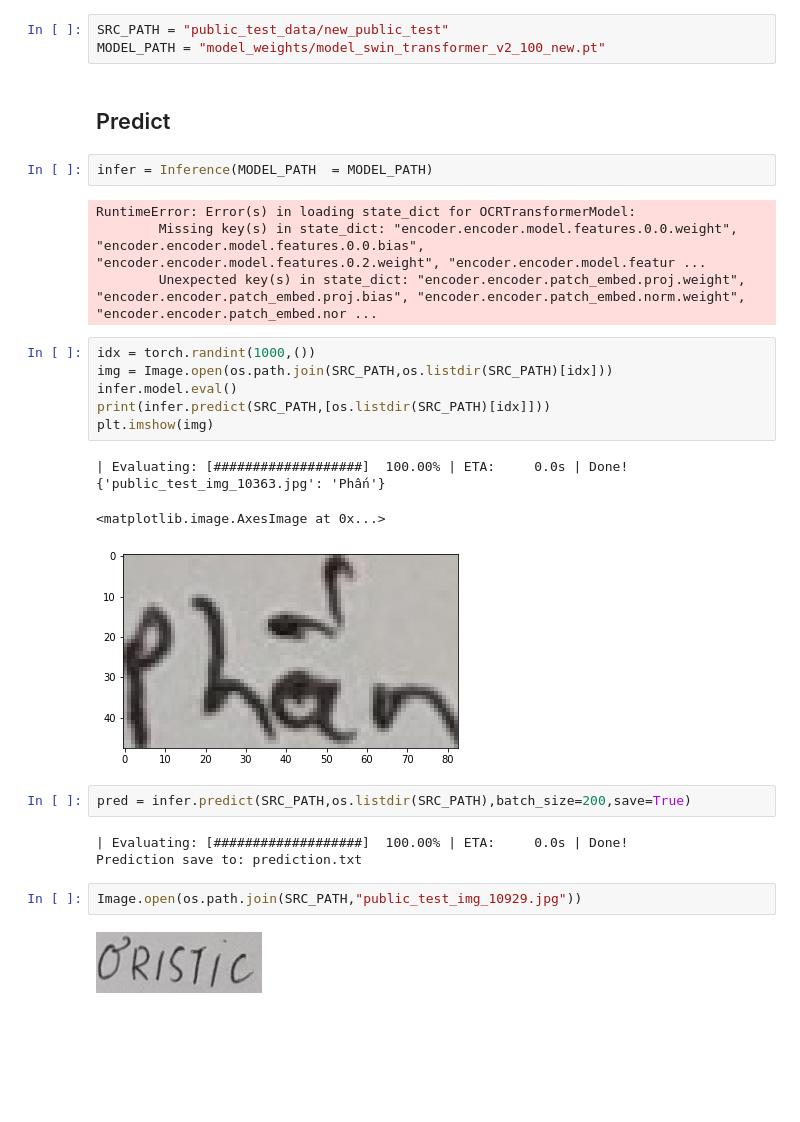
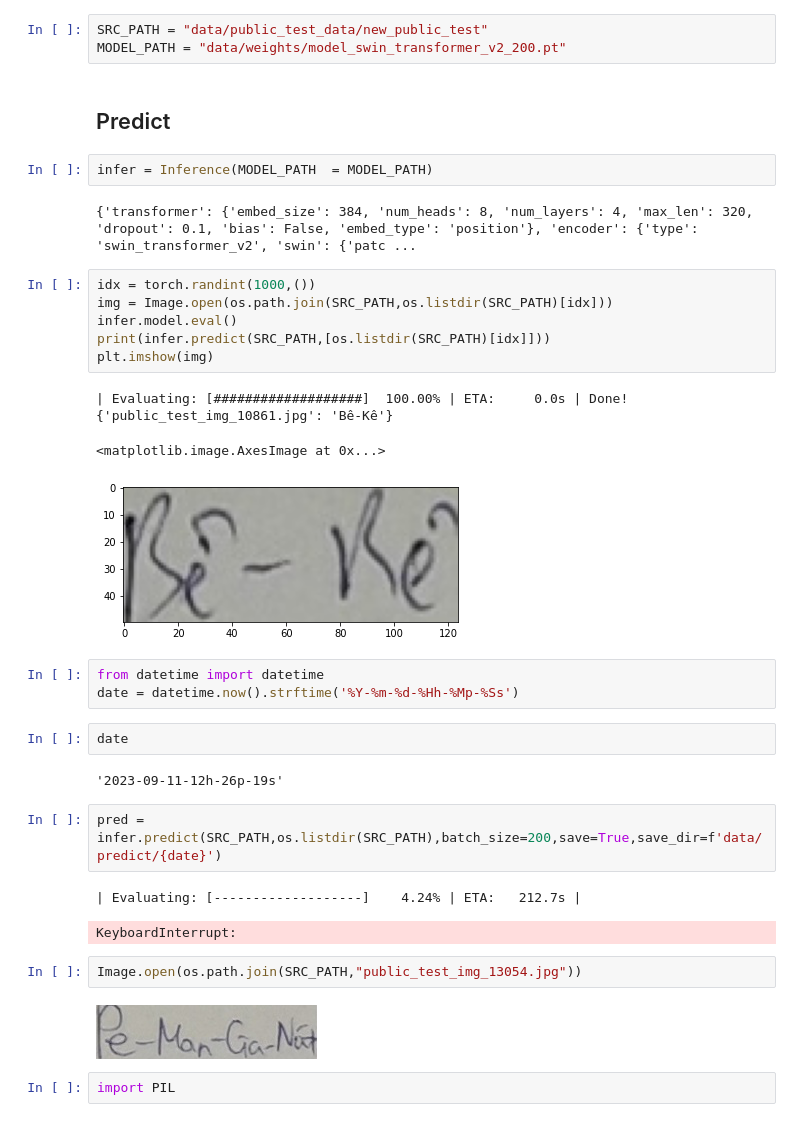
Before and after one commit to datvodinh/vietnamese-ocr, a Jupyter notebook: Inference.ipynb, the cells around one changed output. Saved outputs shown, nothing was run; the diff lists cells and outputs as text; blank space fills up the shorter version.

```diff
--- a/Inference.ipynb
+++ b/Inference.ipynb
@@ -9,16 +9,14 @@ import matplotlib.pyplot as plt
 import os
 import torch
 # %%
-SRC_PATH = "public_test_data/new_public_test"
-MODEL_PATH = "model_weights/model_swin_transformer_v2_100_new.pt"
+SRC_PATH = "data/public_test_data/new_public_test"
+MODEL_PATH = "data/weights/model_swin_transformer_v2_200.pt"
 # %% [markdown]
 ## Predict
 # %%
 infer = Inference(MODEL_PATH  = MODEL_PATH)
 # %% [output]
-RuntimeError: Error(s) in loading state_dict for OCRTransformerModel:
-        Missing key(s) in state_dict: "encoder.encoder.model.features.0.0.weight", "encoder.encoder.model.features.0.0.bias", "encoder.encoder.model.features.0.2.weight", "encoder.encoder.model.featur ...
-        Unexpected key(s) in state_dict: "encoder.encoder.patch_embed.proj.weight", "encoder.encoder.patch_embed.proj.bias", "encoder.encoder.patch_embed.norm.weight", "encoder.encoder.patch_embed.nor ...
+{'transformer': {'embed_size': 384, 'num_heads': 8, 'num_layers': 4, 'max_len': 320, 'dropout': 0.1, 'bias': False, 'embed_type': 'position'}, 'encoder': {'type': 'swin_transformer_v2', 'swin': {'patc ...
 # %%
 idx = torch.randint(1000,())
 img = Image.open(os.path.join(SRC_PATH,os.listdir(SRC_PATH)[idx]))
@@ -27,15 +25,24 @@ print(infer.predict(SRC_PATH,[os.listdir(SRC_PATH)[idx]]))
 plt.imshow(img)
 # %% [output]
 | Evaluating: [###################]  100.00% | ETA:     0.0s | Done!
-{'public_test_img_10363.jpg': 'Phấn'}
+{'public_test_img_10861.jpg': 'Bê-Kê'}
 <matplotlib.image.AxesImage at 0x...>
-[figure, old version]
+[figure, new version]
+# %%
+from datetime import datetime
+date = datetime.now().strftime('%Y-%m-%d-%Hh-%Mp-%Ss')
+# %%
+date
+# %% [output]
+'2023-09-11-12h-26p-19s'
 # %%
-pred = infer.predict(SRC_PATH,os.listdir(SRC_PATH),batch_size=200,save=True)
+pred = infer.predict(SRC_PATH,os.listdir(SRC_PATH),batch_size=200,save=True,save_dir=f'data/predict/{date}')
 # %% [output]
-| Evaluating: [###################]  100.00% | ETA:     0.0s | Done!
-Prediction save to: prediction.txt
+| Evaluating: [-------------------]    4.24% | ETA:   212.7s |
+KeyboardInterrupt:
 # %%
-Image.open(os.path.join(SRC_PATH,"public_test_img_10929.jpg"))
+Image.open(os.path.join(SRC_PATH,"public_test_img_13054.jpg"))
 # %% [output]
-[figure, old version]
+[figure, new version]
+# %%
+import PIL
```
Also changed, not shown: parts of 4 cells of this notebook, 11 other files.
